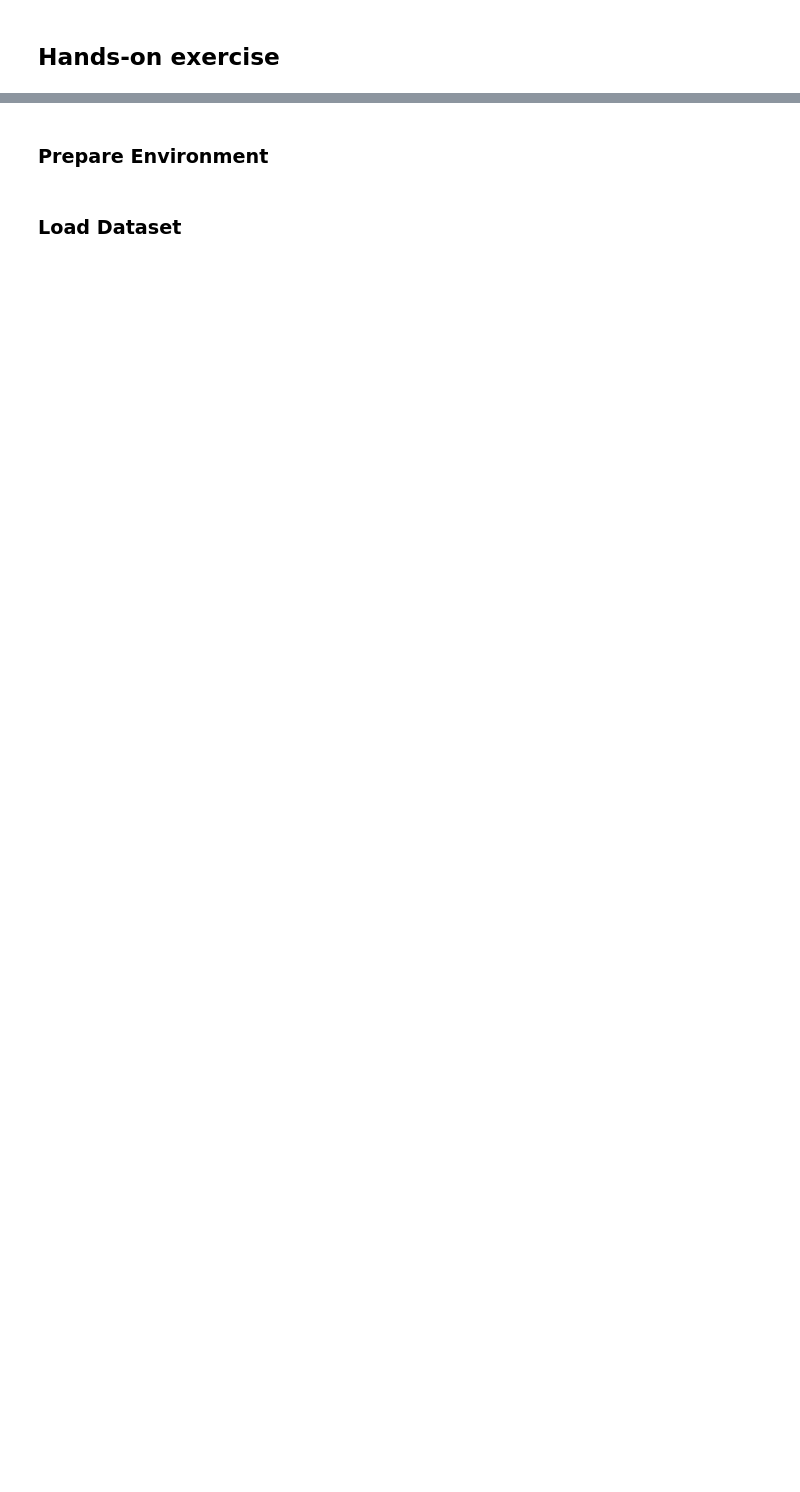
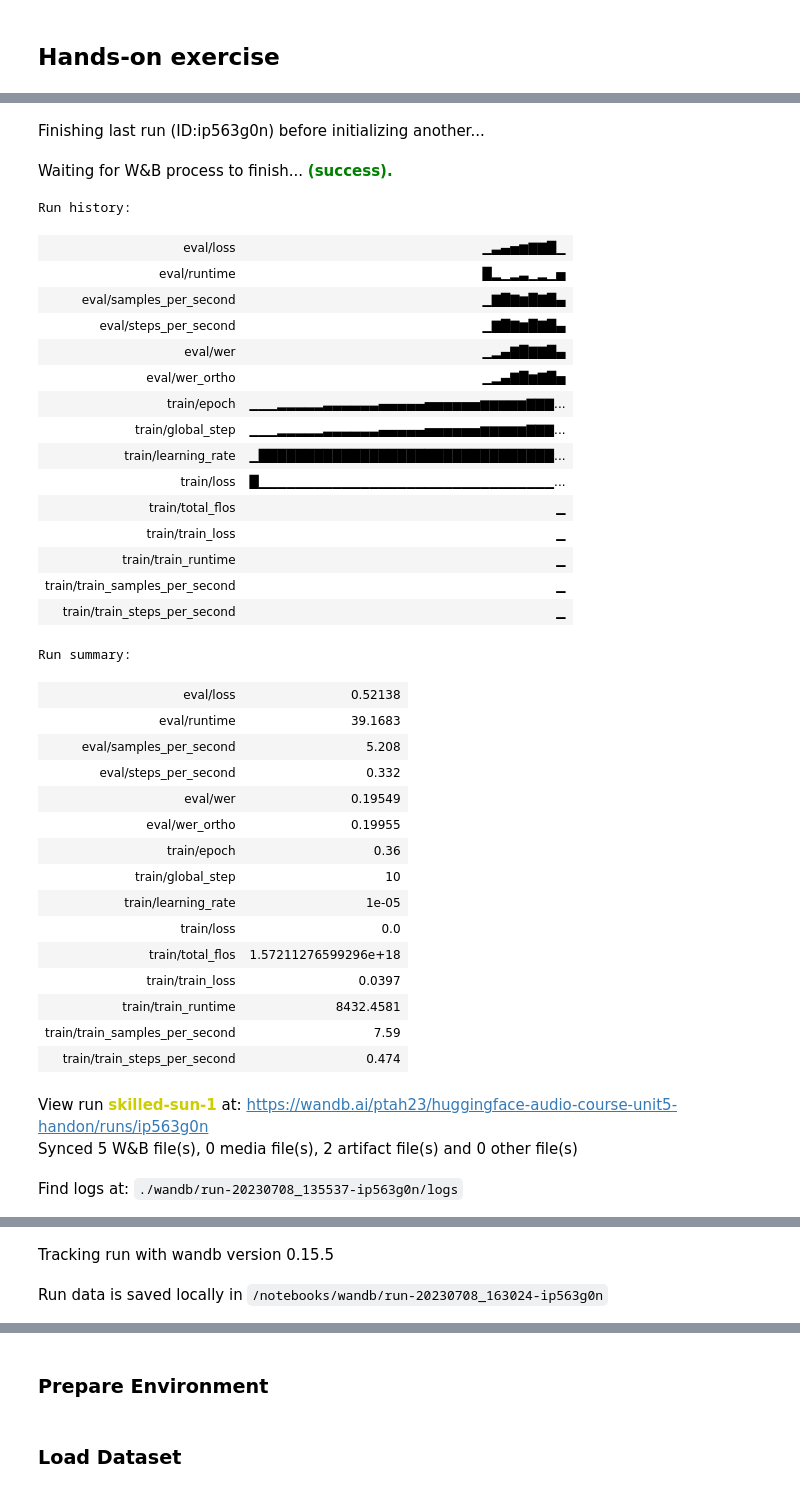
Before and after one commit to ptah23/audio-transformers-course-notebooks, a Jupyter notebook: Unit 5-Handson.ipynb, the cells around one changed output, grey strips where cells are left out. Cells and saved outputs as stored; diff of their text form; code cells hidden in the pictures; blank space fills up the shorter version.

Commit message:
unit 5 handson training complete

```diff
--- a/Unit 5-Handson.ipynb
+++ b/Unit 5-Handson.ipynb
@@ -28,2 +155,40 @@ wandb.login()
 # %%
-wandb.init(resume=True)
+wandb.init(project="huggingface-audio-course-unit5-handon2", resume=True)
+# %% [output]
+Finishing last run (ID:ip563g0n) before initializing another...
+Waiting for W&B process to finish... (success).
+Run history:
+| eval/loss | ▁▃▄▅▆▇▇█▁ |
+| eval/runtime | █▂▁▂▃▁▂▁▅ |
+| eval/samples_per_second | ▁▇█▇▆█▇█▄ |
+| eval/steps_per_second | ▁▇█▇▆█▇█▄ |
+| eval/wer | ▁▂▄▇█▇▇█▄ |
+| eval/wer_ortho | ▁▂▄▇█▆▇█▅ |
+| train/epoch | ▁▁▁▂▂▂▂▂▃▃▃▃▃▃▄▄▄▄▄▅▅▅▅▅▅▆▆▆▆▆▇▇▇... |
+| train/global_step | ▁▁▁▂▂▂▂▂▃▃▃▃▃▃▄▄▄▄▄▅▅▅▅▅▅▆▆▆▆▆▇▇▇... |
+| train/learning_rate | ▁████████████████████████████████... |
+| train/loss | █▁▁▁▁▁▁▁▁▁▁▁▁▁▁▁▁▁▁▁▁▁▁▁▁▁▁▁▁▁▁▁▁... |
+| train/total_flos | ▁ |
+| train/train_loss | ▁ |
+| train/train_runtime | ▁ |
+| train/train_samples_per_second | ▁ |
+| train/train_steps_per_second | ▁ |
+Run summary:
+| eval/loss | 0.52138 |
+| eval/runtime | 39.1683 |
+| eval/samples_per_second | 5.208 |
+| eval/steps_per_second | 0.332 |
+| eval/wer | 0.19549 |
+| eval/wer_ortho | 0.19955 |
+| train/epoch | 0.36 |
+| train/global_step | 10 |
+| train/learning_rate | 1e-05 |
+| train/loss | 0.0 |
+| train/total_flos | 1.57211276599296e+18 |
+| train/train_loss | 0.0397 |
+| train/train_runtime | 8432.4581 |
+| train/train_samples_per_second | 7.59 |
+| train/train_steps_per_second | 0.474 |
+View run skilled-sun-1 at: https://wandb.ai/ptah23/huggingface-audio-course-unit5-handon/runs/ip563g0n
+Synced 5 W&B file(s), 0 media file(s), 2 artifact file(s) and 0 other file(s)
+Find logs at: ./wandb/run-20230708_135537-ip563g0n/logs
@@ -29,0 +196,2 @@ wandb.init(resume=True)
+Tracking run with wandb version 0.15.5
+Run data is saved locally in /notebooks/wandb/run-20230708_163024-ip563g0n
```
Also changed, not shown: parts of 50 cells of this notebook.
